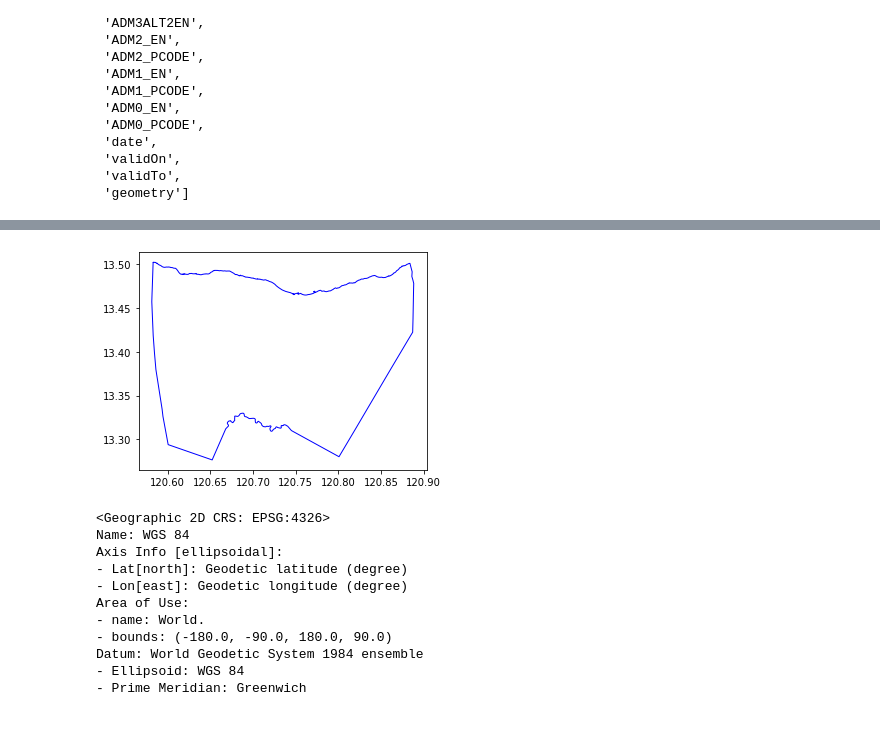
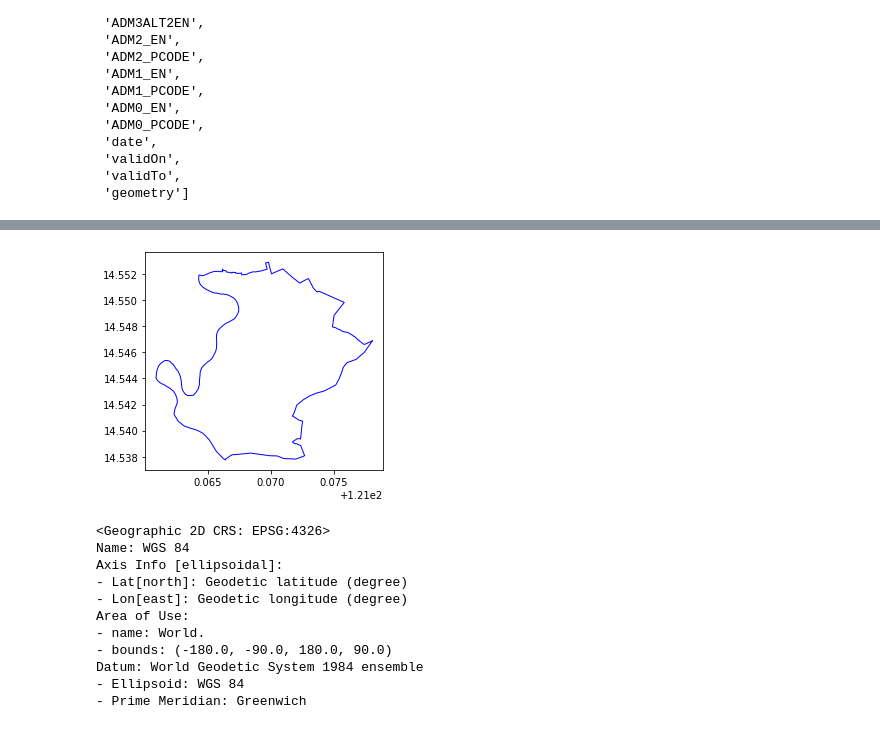
Before and after one commit to thinkingmachines/geowrangler, a Jupyter notebook: notebooks/overview.usecase_ookla.ipynb, the cells around one changed output, grey strips where cells are left out. Saved outputs shown, nothing was run; the diff lists cells and outputs as text; code cells hidden in the pictures.

Commit message:
Update overview and add region filter

```diff
--- a/notebooks/overview.usecase_ookla.ipynb
+++ b/notebooks/overview.usecase_ookla.ipynb
@@ -56,6 +61,9 @@ pd.set_option("display.width", 1000)
 ### Download Admin Areas
 
 * Get [data from Humanitarian Data Exchange](https://data.humdata.org/dataset/cod-ab-phl)
+# %%
+# REGION_FILTER = None  # All regions
+REGION_FILTER = "National Capital Region"  # limit to 1 to speed up processing
 # %%
 phl_admin3_file = "phl_adminboundaries_candidate_adm3"
 phl_admin3_zip = f"{phl_admin3_file}.zip"
@@ -117,3 +132,6 @@ list(admin3.columns.values)
+# %%
+if REGION_FILTER:
+    admin3 = admin3[admin3.ADM1_EN == REGION_FILTER]
 # %%
 import matplotlib.pyplot as plt
 # %%
@@ -127,7 +145,5 @@ Wall time: 6 s
 # %%
 %%time
 ax = plt.axes()
-ax = admin3[admin3.ADM3_EN == "Abra de Ilog"].plot(
-    ax=ax, facecolor="none", edgecolor="blue"
-)
+ax = admin3[admin3.ADM3_EN == "Pateros"].plot(ax=ax, facecolor="none", edgecolor="blue")
 # %% [output]
@@ -136,4 +152,4 @@ Wall time: 69.2 ms
-[figure, old version]
+[figure, new version]
 # %%
 admin3.crs
 # %% [output]
```
Also changed, not shown: parts of 54 cells of this notebook.
